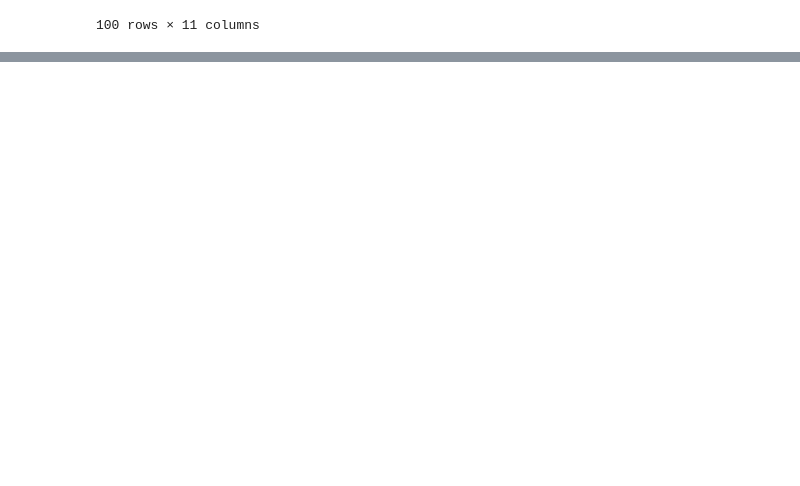
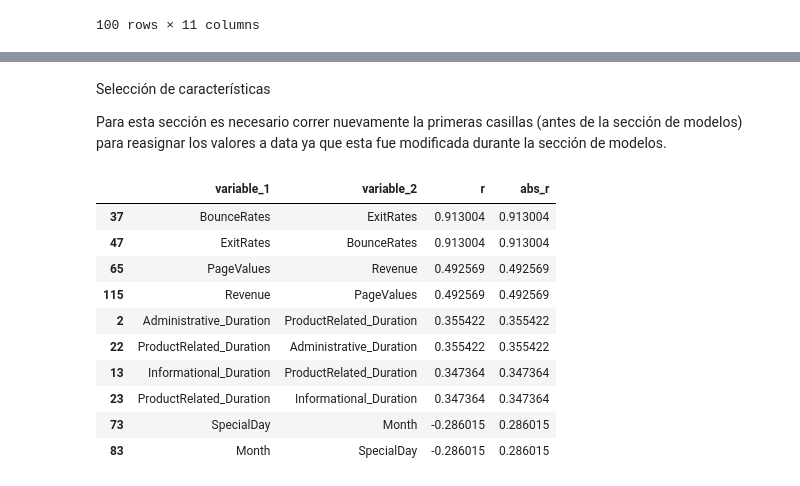
Before and after one commit to lkarol00/simulacion, a Jupyter notebook: Proyecto Semestre.ipynb, the cells around one changed output, grey strips where cells are left out. Saved outputs shown, nothing was run; the diff lists cells and outputs as text; code cells hidden in the pictures; blank space fills up the shorter version.

Commit message:
add variable selection

```diff
--- a/Proyecto Semestre.ipynb
+++ b/Proyecto Semestre.ipynb
@@ -978,3 +963,36 @@ df
 | 5 | 0.054504 | {'complementnb__alpha': 0.5, 'com... | 0.791784 | 0.442446 | 0.639914 | 15 | ... |
 | 1 | 16.129594 | {'svc__C': 10, 'svc__gamma': 'sca... | 0.688934 | 0.426242 | 0.431863 | 11 | ... |
 | 4 | 0.123743 | {'kdeclassifier__bandwidth': 1.0} | 0.822635 | 0.333549 | 0.223790 | 10 | ... |
+# %% [markdown]
+Selección de características
+
+Para esta sección es necesario correr nuevamente la primeras casillas (antes de la sección de modelos) para reasignar los valores a data ya que esta fue modificada durante la sección de modelos.
+# %%
+import seaborn as sns
+
+def tidy_corr_matrix(corr_mat):
+    '''
+    Función para convertir una matrix de correlación de pandas en formato tidy
+    '''
+    corr_mat = corr_mat.stack().reset_index()
+    corr_mat.columns = ['variable_1','variable_2','r']
+    corr_mat = corr_mat.loc[corr_mat['variable_1'] != corr_mat['variable_2'], :]
+    corr_mat['abs_r'] = np.abs(corr_mat['r'])
+    corr_mat = corr_mat.sort_values('abs_r', ascending=False)
+
+    return(corr_mat)
+
+corr_matrix = data.select_dtypes(include=['float64', 'int']).corr(method='pearson')
+tidy_corr_matrix(corr_matrix).head(10)
+# %% [output]
+|  | variable_1 | variable_2 | r | abs_r |
+| 37 | BounceRates | ExitRates | 0.913004 | 0.913004 |
+| 47 | ExitRates | BounceRates | 0.913004 | 0.913004 |
+| 65 | PageValues | Revenue | 0.492569 | 0.492569 |
+| 115 | Revenue | PageValues | 0.492569 | 0.492569 |
+| 2 | Administrative_Duration | ProductRelated_Duration | 0.355422 | 0.355422 |
+| 22 | ProductRelated_Duration | Administrative_Duration | 0.355422 | 0.355422 |
+| 13 | Informational_Duration | ProductRelated_Duration | 0.347364 | 0.347364 |
+| 23 | ProductRelated_Duration | Informational_Duration | 0.347364 | 0.347364 |
+| 73 | SpecialDay | Month | -0.286015 | 0.286015 |
+| 83 | Month | SpecialDay | -0.286015 | 0.286015 |
```
Also changed, not shown: parts of 20 cells of this notebook.
